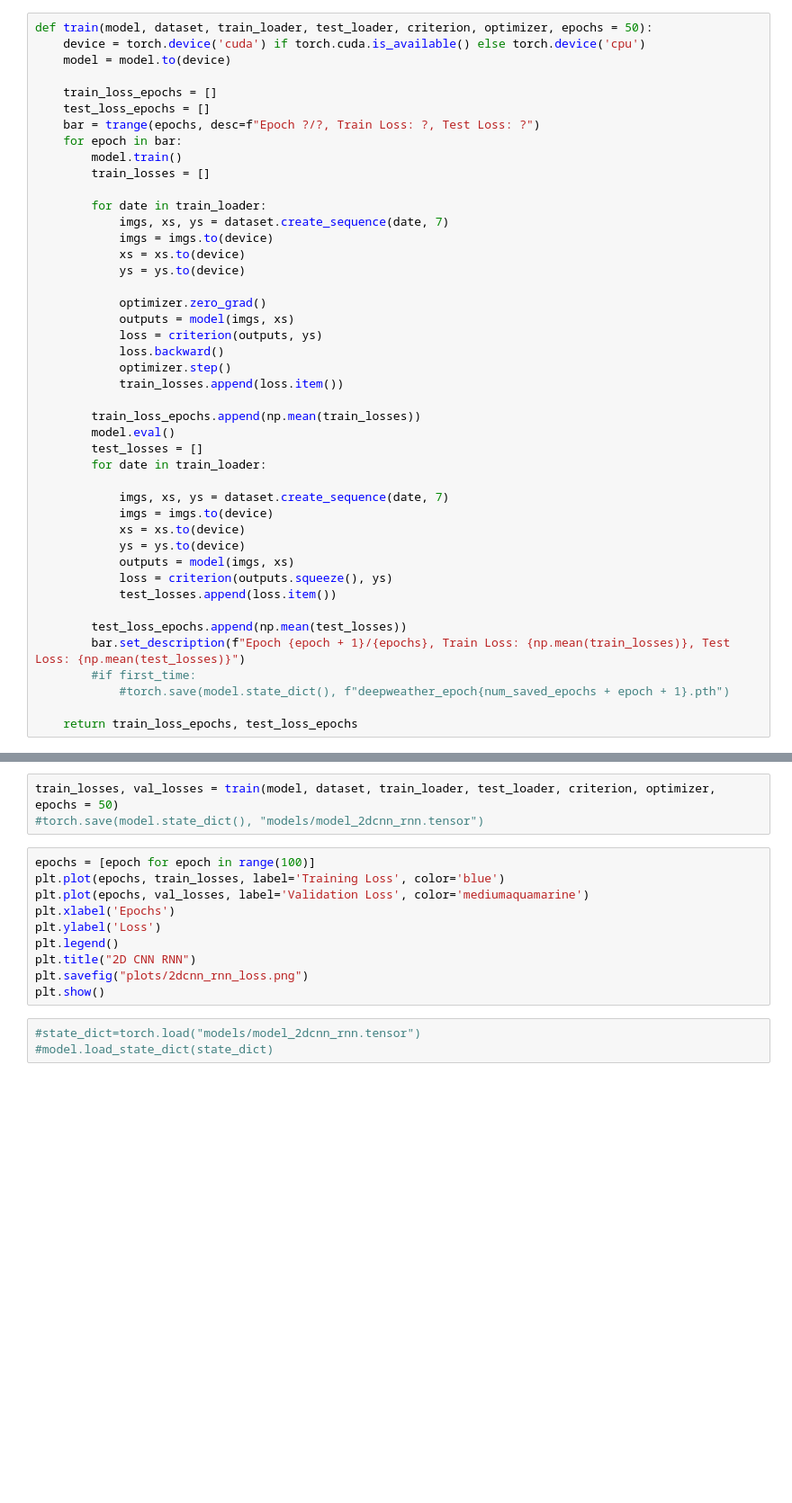
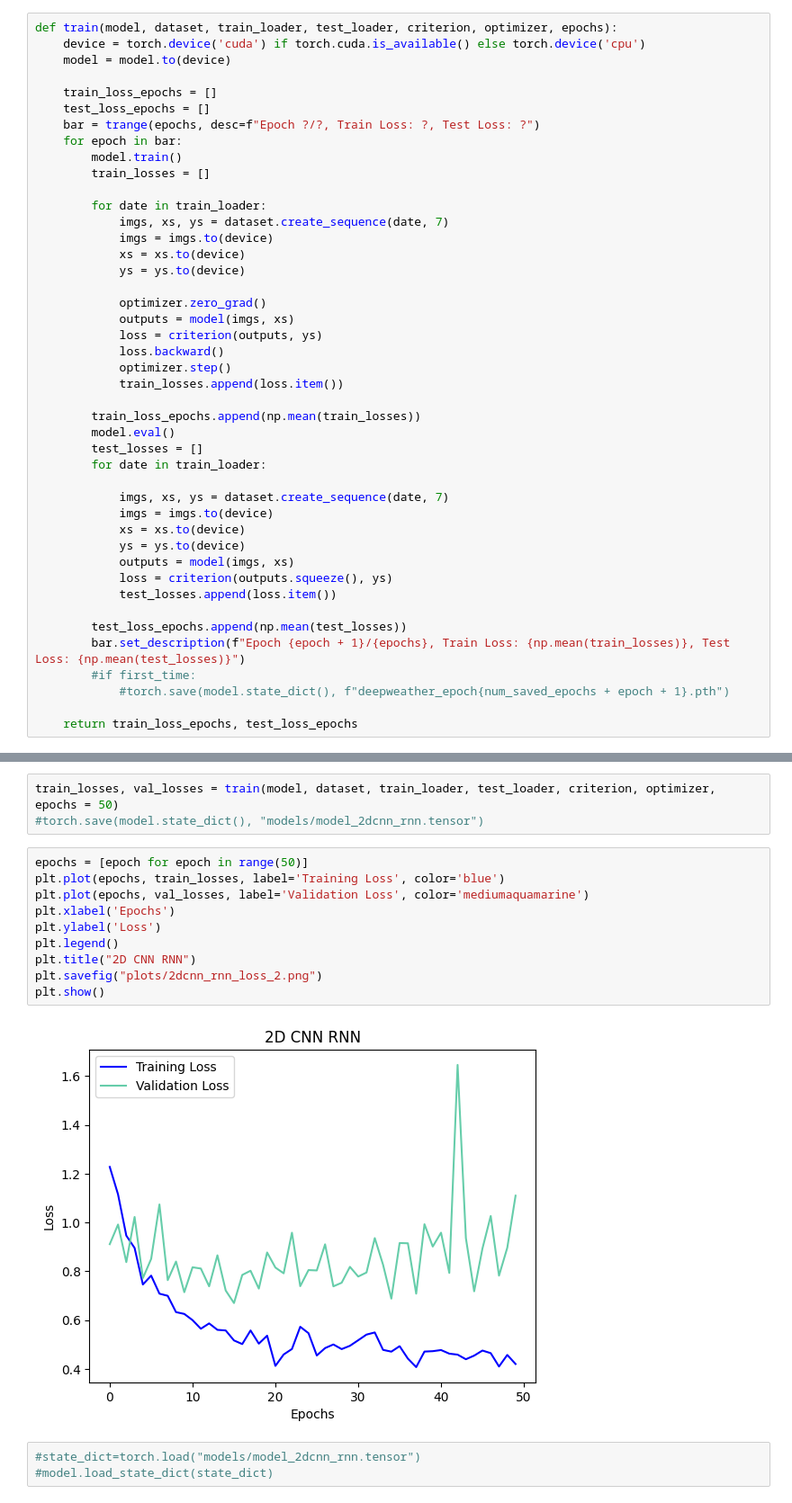
Before and after one commit to 3sara/Deep_learning_project, a Jupyter notebook: 2dcnn_rnn.ipynb, the cells around one changed output, grey strips where cells are left out. Shown: that part at 90% size. Cells and saved outputs as stored; diff of their text form; blank space fills up the shorter version.

```diff
--- a/2dcnn_rnn.ipynb
+++ b/2dcnn_rnn.ipynb
@@ -154,7 +154,7 @@ class DeepWeather(nn.Module):
 
         return out
 # %%
-def train(model, dataset, train_loader, test_loader, criterion, optimizer, epochs = 50):
+def train(model, dataset, train_loader, test_loader, criterion, optimizer, epochs):
     device = torch.device('cuda') if torch.cuda.is_available() else torch.device('cpu')
     model = model.to(device)
 
@@ -205,15 +205,17 @@ optimizer = torch.optim.Adam(model.parameters(), lr = 10e-6, weight_decay=1e-5)
 train_losses, val_losses = train(model, dataset, train_loader, test_loader, criterion, optimizer, epochs = 50)
 #torch.save(model.state_dict(), "models/model_2dcnn_rnn.tensor")
 # %%
-epochs = [epoch for epoch in range(100)]
+epochs = [epoch for epoch in range(50)]
 plt.plot(epochs, train_losses, label='Training Loss', color='blue')
 plt.plot(epochs, val_losses, label='Validation Loss', color='mediumaquamarine')
 plt.xlabel('Epochs')
 plt.ylabel('Loss')
 plt.legend()
 plt.title("2D CNN RNN")
-plt.savefig("plots/2dcnn_rnn_loss.png")
+plt.savefig("plots/2dcnn_rnn_loss_2.png")
 plt.show()
+# %% [output]
+[figure, added]
 # %%
 #state_dict=torch.load("models/model_2dcnn_rnn.tensor")
 #model.load_state_dict(state_dict)
```
Also changed, not shown: parts of 1 cell of this notebook, 2 other files.
